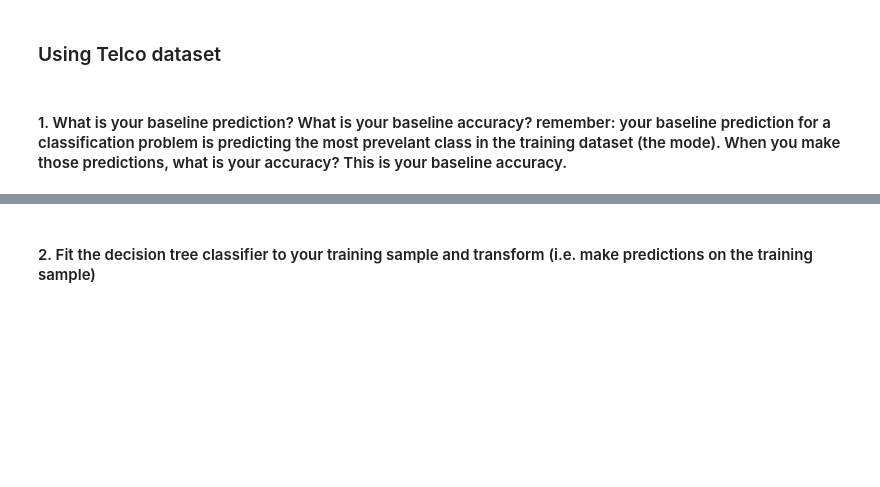
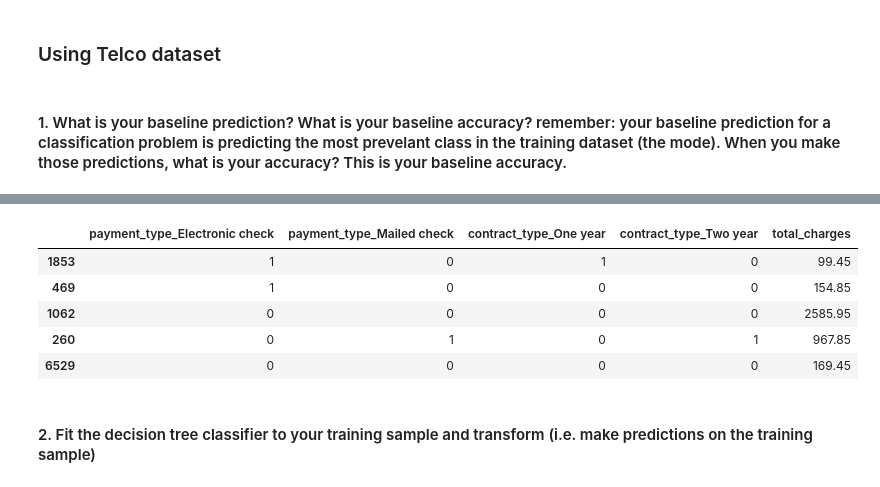
Before and after one commit to m3redithw/classification-exercises, a Jupyter notebook: decision_tree_exercises.ipynb, the cells around one changed output, grey strips where cells are left out. Cells and saved outputs as stored; diff of their text form; code cells hidden in the pictures; blank space fills up the shorter version.

```diff
--- a/decision_tree_exercises.ipynb
+++ b/decision_tree_exercises.ipynb
@@ -34,2 +294,11 @@ from sklearn.metrics import classification_report, confusion_matrix, plot_confus
+# %%
+X_train.head()
+# %% [output]
+|  | payment_type_Electronic check | payment_type_Mailed check | contract_type_One year | contract_type_Two year | total_charges |
+| 1853 | 1 | 0 | 1 | 0 | 99.45 |
+| 469 | 1 | 0 | 0 | 0 | 154.85 |
+| 1062 | 0 | 0 | 0 | 0 | 2585.95 |
+| 260 | 0 | 1 | 0 | 1 | 967.85 |
+| 6529 | 0 | 0 | 0 | 0 | 169.45 |
 # %% [markdown]
 #### 2. Fit the decision tree classifier to your training sample and transform (i.e. make predictions on the training sample)
```
Also changed, not shown: parts of 65 cells of this notebook.
